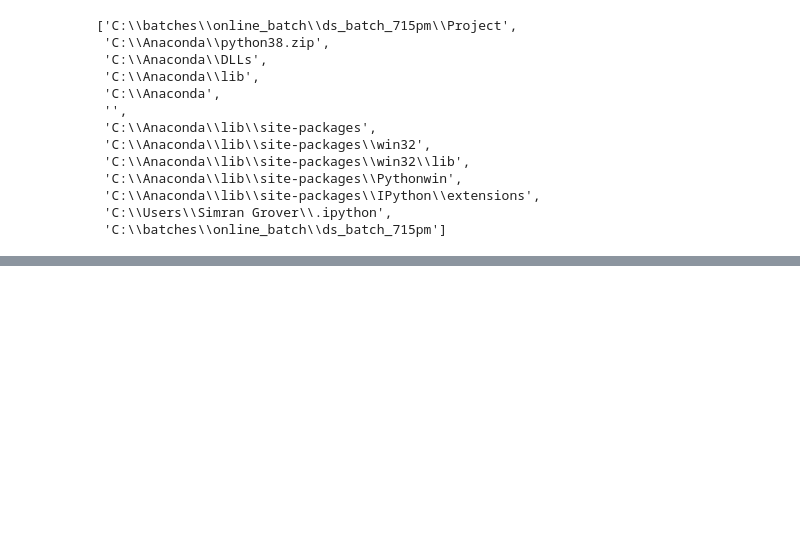
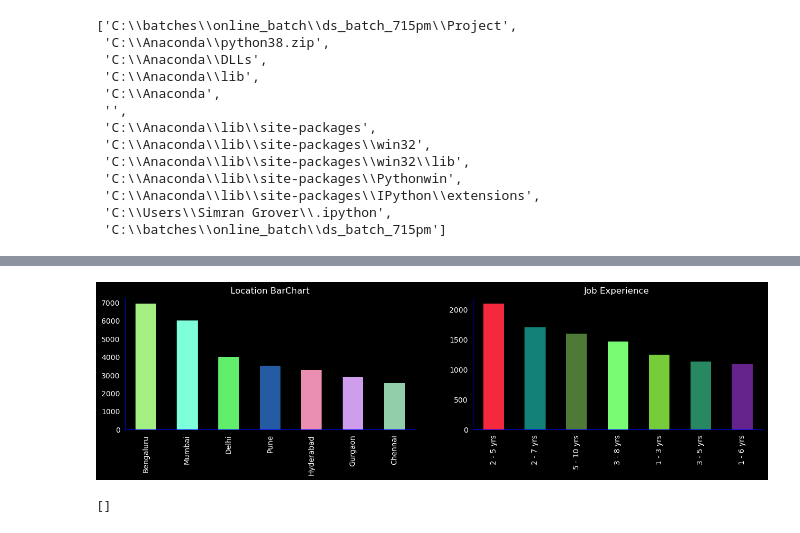
Before and after one commit to simrangrover5/DataScienceBatch_7_30PM, a Jupyter notebook: Project/Analysis.ipynb, the cells around one changed output, grey strips where cells are left out. Saved outputs shown, nothing was run; the diff lists cells and outputs as text; code cells hidden in the pictures; blank space fills up the shorter version.

```diff
--- a/Project/Analysis.ipynb
+++ b/Project/Analysis.ipynb
@@ -1045,0 +1089,22 @@ plt.show()
+# %%
+fig = plt.figure(facecolor="black")
+ax1 = fig.add_axes([0, 0, 0.5, 0.5], facecolor="black")
+ax2 = fig.add_axes([0.6, 0, 0.5, 0.5], facecolor="BLACK")
+pd.Series(location).value_counts()[0:7].plot(kind="bar",ax=ax1, color=[colors() for i in range(12)])
+temp['Job Experience Required'].value_counts()[0:7].plot(kind="bar",ax=ax2, color=[colors() for i in range(12)])
+titles=['Location BarChart', 'Job Experience ']
+axes=[ax1,ax2]
+for i in range(len(axes)):
+    axes[i].set_title(titles[i],color='white')
+    axes[i].tick_params(labelcolor="white")
+    for side in ['left', 'bottom']:
+        axes[i].spines[side].set_color('Blue')
+        axes[i].spines[side].set_ls("-")
+plt.savefig(f"flaskproject/static/experience_location.png", bbox_inches = 'tight')
+plt.show()
+# %% [output]
+[figure, added]
+# %%
+location
+# %% [output]
+[]
```
Also changed, not shown: parts of 17 cells of this notebook, 9 other files.
